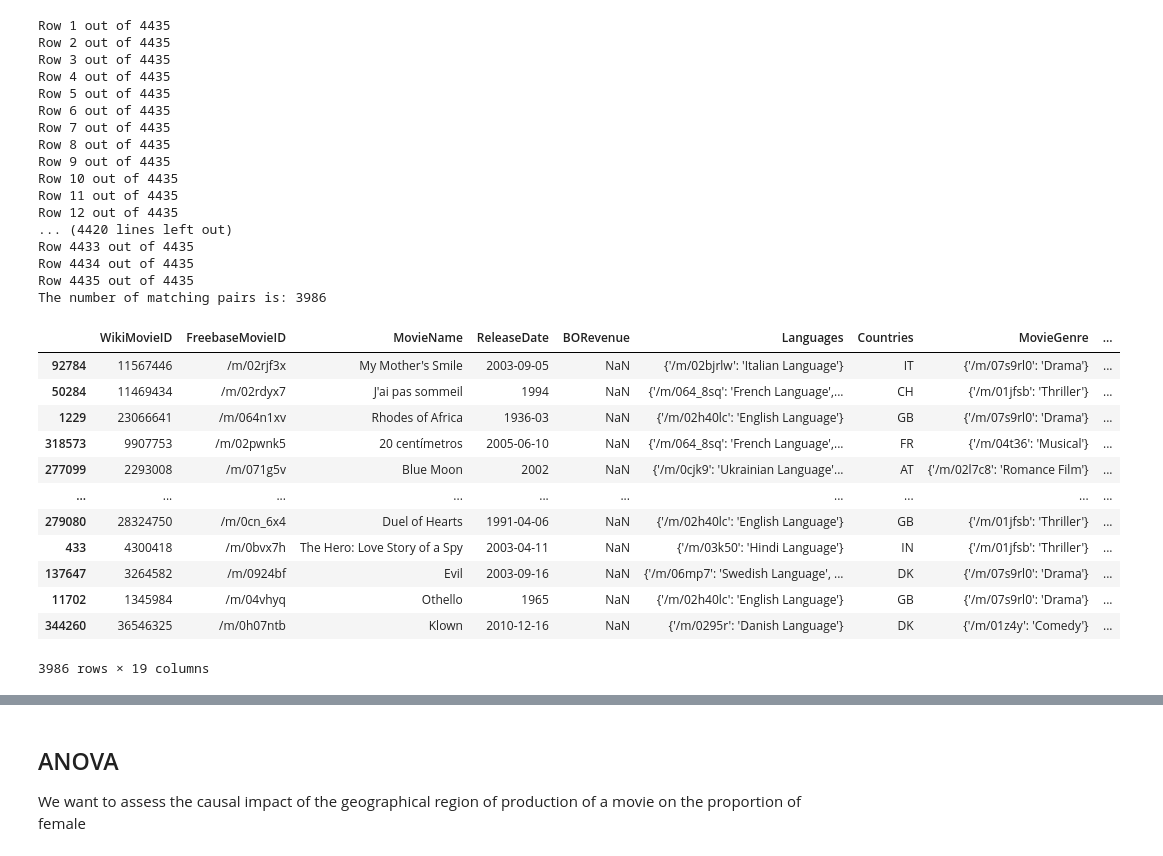
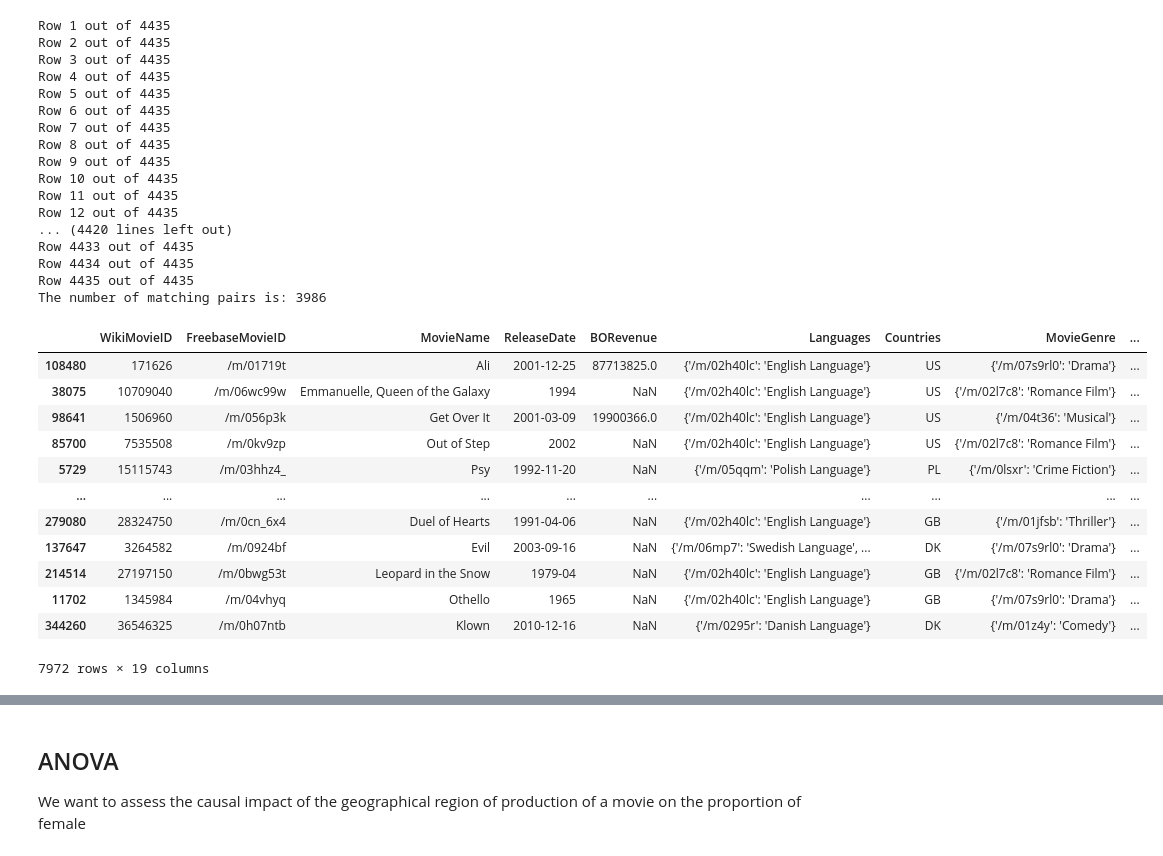
Before and after one commit to epfl-ada/ada-2023-project-teamcajare2023, a Jupyter notebook: P2.ipynb, the cells around one changed output, grey strips where cells are left out. Saved outputs shown, nothing was run; the diff lists cells and outputs as text; code cells hidden in the pictures.

```diff
--- a/P2.ipynb
+++ b/P2.ipynb
@@ -1834,21 +1812,20 @@ Row 4434 out of 4435
 Row 4435 out of 4435
 The number of matching pairs is: 3986
 # %%
-eu_matched_with_us = [i[1] for i in list(pair_eu_us)]
-eu_from_pair_eu_us= cmu_countries_filtered.loc[eu_matched_with_us]
+eu_us_matched = [i[0] for i in list(pair_eu_us)]+  [i[1] for i in list(pair_eu_us)]
+df_pair_eu_us= cmu_countries_filtered.loc[eu_us_matched]
+display(df_pair_eu_us)
+# %% [output]
+|  | WikiMovieID | FreebaseMovieID | MovieName | ReleaseDate | BORevenue | Languages | Countries | MovieGenre | ... |
+| 108480 | 171626 | /m/01719t | Ali | 2001-12-25 | 87713825.0 | {'/m/02h40lc': 'English Language'} | US | {'/m/07s9rl0': 'Drama'} | ... |
+| 38075 | 10709040 | /m/06wc99w | Emmanuelle, Queen of the Galaxy | 1994 | NaN | {'/m/02h40lc': 'English Language'} | US | {'/m/02l7c8': 'Romance Film'} | ... |
+| 98641 | 1506960 | /m/056p3k | Get Over It | 2001-03-09 | 19900366.0 | {'/m/02h40lc': 'English Language'} | US | {'/m/04t36': 'Musical'} | ... |
+| 85700 | 7535508 | /m/0kv9zp | Out of Step | 2002 | NaN | {'/m/02h40lc': 'English Language'} | US | {'/m/02l7c8': 'Romance Film'} | ... |
+| 5729 | 15115743 | /m/03hhz4_ | Psy | 1992-11-20 | NaN | {'/m/05qqm': 'Polish Language'} | PL | {'/m/0lsxr': 'Crime Fiction'} | ... |
+| ... | ... | ... | ... | ... | ... | ... | ... | ... | ... |
+| 279080 | 28324750 | /m/0cn_6x4 | Duel of Hearts | 1991-04-06 | NaN | {'/m/02h40lc': 'English Language'} | GB | {'/m/01jfsb': 'Thriller'} | ... |
+| 137647 | 3264582 | /m/0924bf | Evil | 2003-09-16 | NaN | {'/m/06mp7': 'Swedish Language', ... | DK | {'/m/07s9rl0': 'Drama'} | ... |
+| 214514 | 27197150 | /m/0bwg53t | Leopard in the Snow | 1979-04 | NaN | {'/m/02h40lc': 'English Language'} | GB | {'/m/02l7c8': 'Romance Film'} | ... |
+| 11702 | 1345984 | /m/04vhyq | Othello | 1965 | NaN | {'/m/02h40lc': 'English Language'} | GB | {'/m/07s9rl0': 'Drama'} | ... |
+| 344260 | 36546325 | /m/0h07ntb | Klown | 2010-12-16 | NaN | {'/m/0295r': 'Danish Language'} | DK | {'/m/01z4y': 'Comedy'} | ... |
+7972 rows × 19 columns
-# %%
-eu_from_pair_eu_us
-# %% [output]
-|  | WikiMovieID | FreebaseMovieID | MovieName | ReleaseDate | BORevenue | Languages | Countries | MovieGenre | ... |
-| 92784 | 11567446 | /m/02rjf3x | My Mother's Smile | 2003-09-05 | NaN | {'/m/02bjrlw': 'Italian Language'} | IT | {'/m/07s9rl0': 'Drama'} | ... |
-| 50284 | 11469434 | /m/02rdyx7 | J'ai pas sommeil | 1994 | NaN | {'/m/064_8sq': 'French Language',... | CH | {'/m/01jfsb': 'Thriller'} | ... |
-| 1229 | 23066641 | /m/064n1xv | Rhodes of Africa | 1936-03 | NaN | {'/m/02h40lc': 'English Language'} | GB | {'/m/07s9rl0': 'Drama'} | ... |
-| 318573 | 9907753 | /m/02pwnk5 | 20 centímetros | 2005-06-10 | NaN | {'/m/064_8sq': 'French Language',... | FR | {'/m/04t36': 'Musical'} | ... |
-| 277099 | 2293008 | /m/071g5v | Blue Moon | 2002 | NaN | {'/m/0cjk9': 'Ukrainian Language'... | AT | {'/m/02l7c8': 'Romance Film'} | ... |
-| ... | ... | ... | ... | ... | ... | ... | ... | ... | ... |
-| 279080 | 28324750 | /m/0cn_6x4 | Duel of Hearts | 1991-04-06 | NaN | {'/m/02h40lc': 'English Language'} | GB | {'/m/01jfsb': 'Thriller'} | ... |
-| 433 | 4300418 | /m/0bvx7h | The Hero: Love Story of a Spy | 2003-04-11 | NaN | {'/m/03k50': 'Hindi Language'} | IN | {'/m/01jfsb': 'Thriller'} | ... |
-| 137647 | 3264582 | /m/0924bf | Evil | 2003-09-16 | NaN | {'/m/06mp7': 'Swedish Language', ... | DK | {'/m/07s9rl0': 'Drama'} | ... |
-| 11702 | 1345984 | /m/04vhyq | Othello | 1965 | NaN | {'/m/02h40lc': 'English Language'} | GB | {'/m/07s9rl0': 'Drama'} | ... |
-| 344260 | 36546325 | /m/0h07ntb | Klown | 2010-12-16 | NaN | {'/m/0295r': 'Danish Language'} | DK | {'/m/01z4y': 'Comedy'} | ... |
-3986 rows × 19 columns
```
Also changed, not shown: parts of 20 cells of this notebook.
